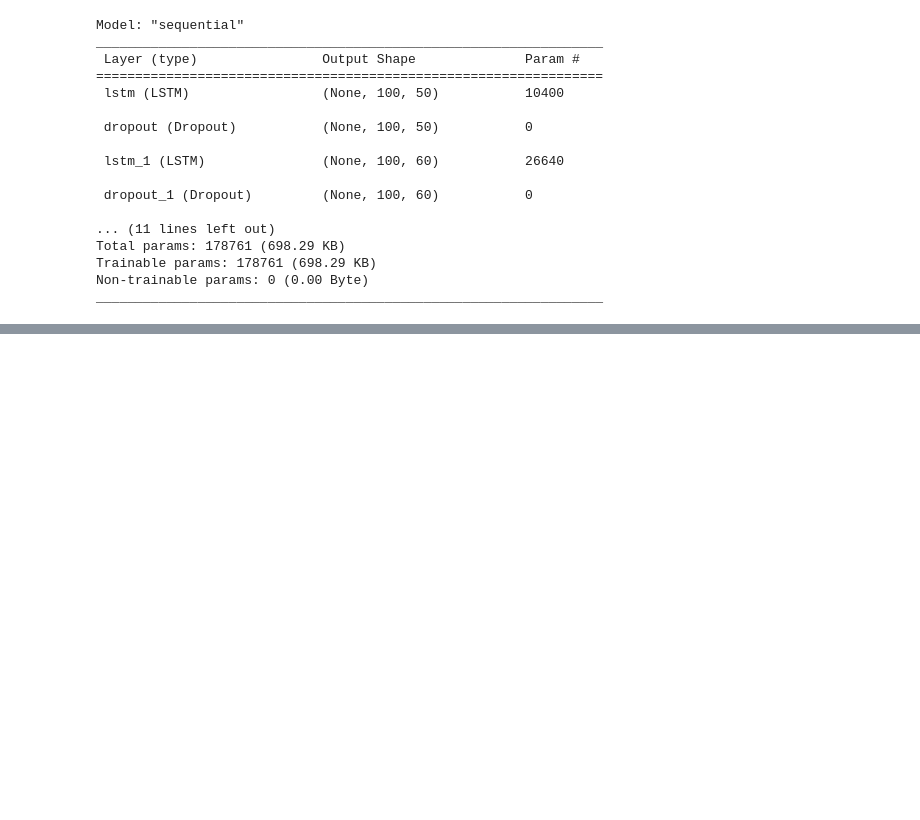
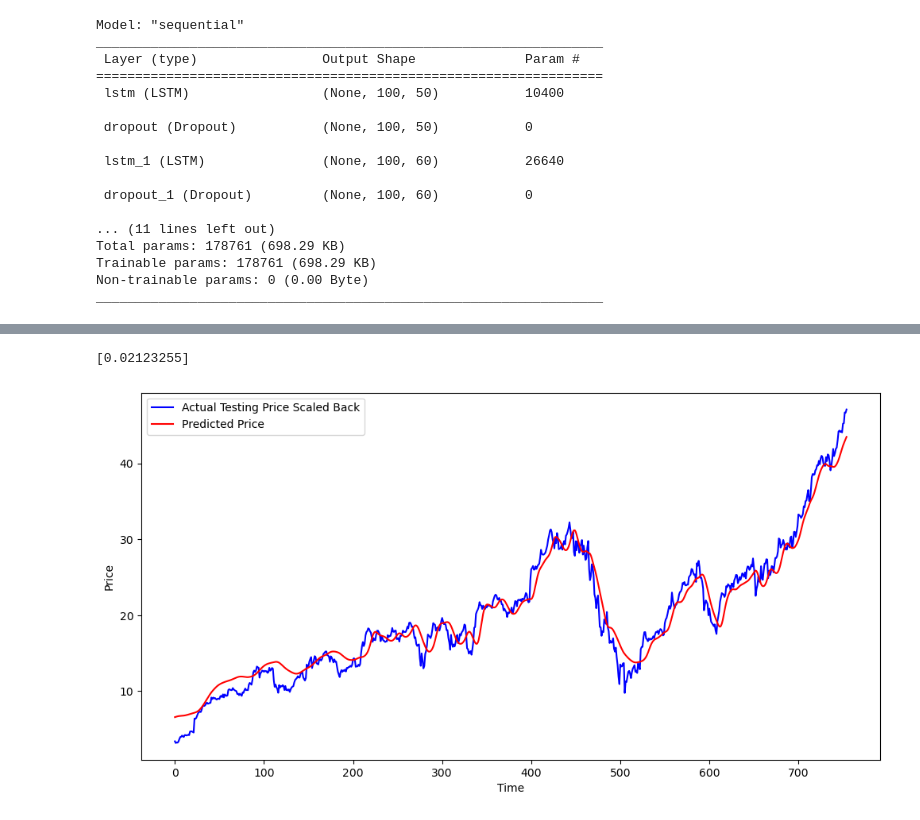
Before and after one commit to ChanYungKim/Stock_Prediction_Web_App, a Jupyter notebook: Stock_Prediction_Web_App.ipynb, the cells around one changed output, grey strips where cells are left out. Saved outputs shown, nothing was run; the diff lists cells and outputs as text; code cells hidden in the pictures; blank space fills up the shorter version.

Commit message:
trained ML model & make prediction on testing data

```diff
--- a/Stock_Prediction_Web_App.ipynb
+++ b/Stock_Prediction_Web_App.ipynb
@@ -135,0 +139,27 @@ Epoch 46/50
+# %%
+# modify the initial testing dataset
+# full testing dataset => require to append previous 100 days to the initial testing data
+
+past_100_days_from_initial_testing_dataset = data_training.tail (100)
+#print (past_100_days_from_initial_testing_dataset)
+
+modified_data_testing = pd.concat ([past_100_days_from_initial_testing_dataset, data_testing], ignore_index = True)
+#print (modified_data_testing.head())
+
+data_testing_scaled_array = scaler.fit_transform (modified_data_testing)
+#data_testing_scaled_array.shape
+# %%
+# Quick Logic : the price on a particular day depends on the previous 100 days
+x_test = []
+y_test = []
+
+for i in range (100, data_testing_scaled_array.shape[0]) :
+    x_test.append(data_testing_scaled_array [i-100 : i])
+    y_test.append(data_testing_scaled_array [i, 0])
+
+x_test, y_test = np.array (x_test), np.array (y_test)
+
+#print (x_test.shape, y_test.shape)
+# %%
+# using the trained ML to predict
+y_predicted = model.predict(x_test)
@@ -135,0 +168,19 @@ Epoch 46/50
+# %%
+# scale back
+scale_used = scaler.scale_
+print (scale_used)
+scale_up_factor = 1/scale_used[0]
+y_predicted_scaled_back = y_predicted * scale_up_factor
+y_test_scaled_back = y_test * scale_up_factor
+# %% [output]
+[0.02123255]
+# %%
+plt.figure(figsize = (12, 6))
+plt.plot(y_test_scaled_back, 'b', label = "Actual Testing Price Scaled Back")
+plt.plot(y_predicted_scaled_back, 'r', label = "Predicted Price")
+plt.xlabel('Time')
+plt.ylabel('Price')
+plt.legend()
+plt.show()
+# %% [output]
+[figure, added]
```
Also changed, not shown: parts of 4 cells of this notebook, 1 other file.
